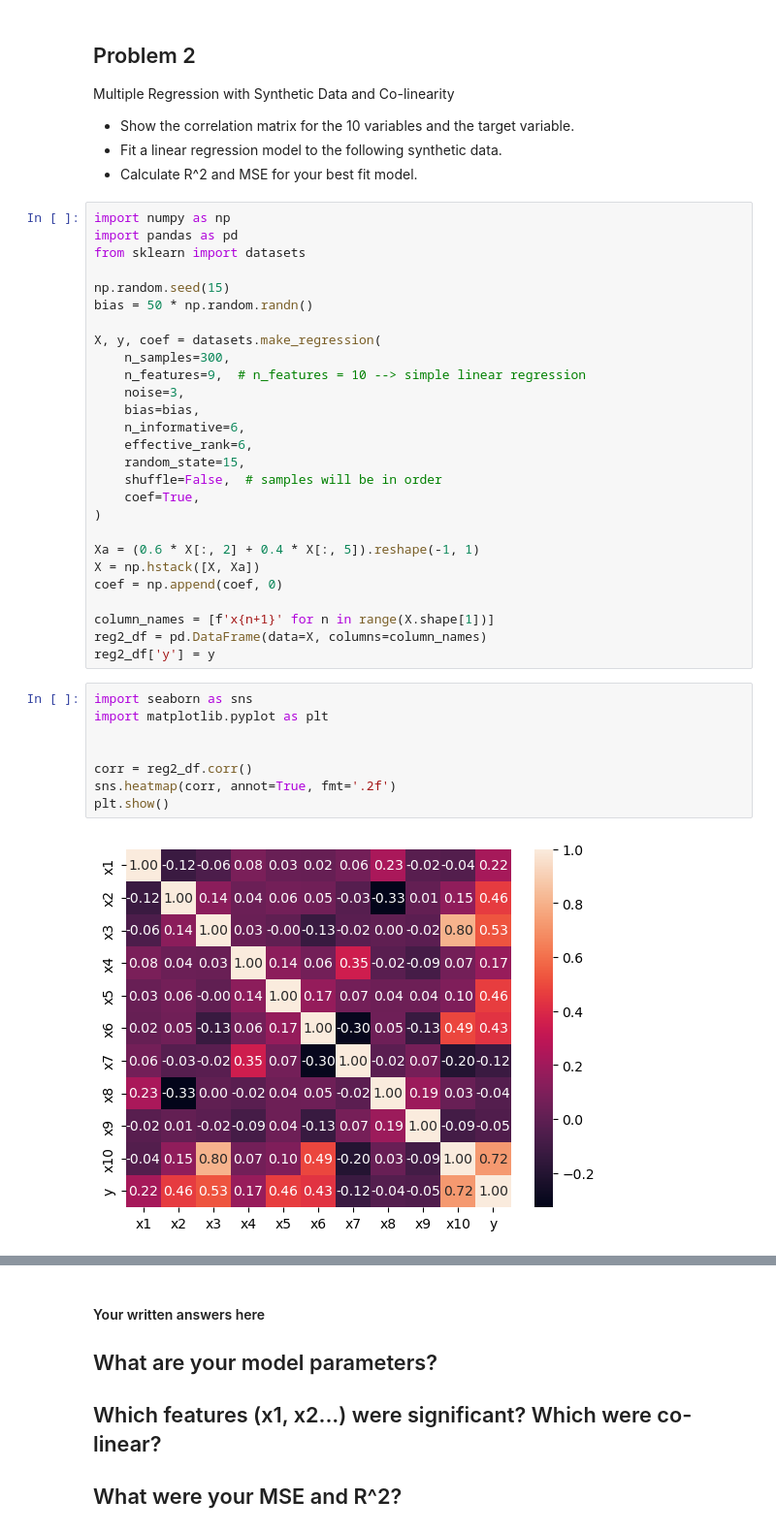
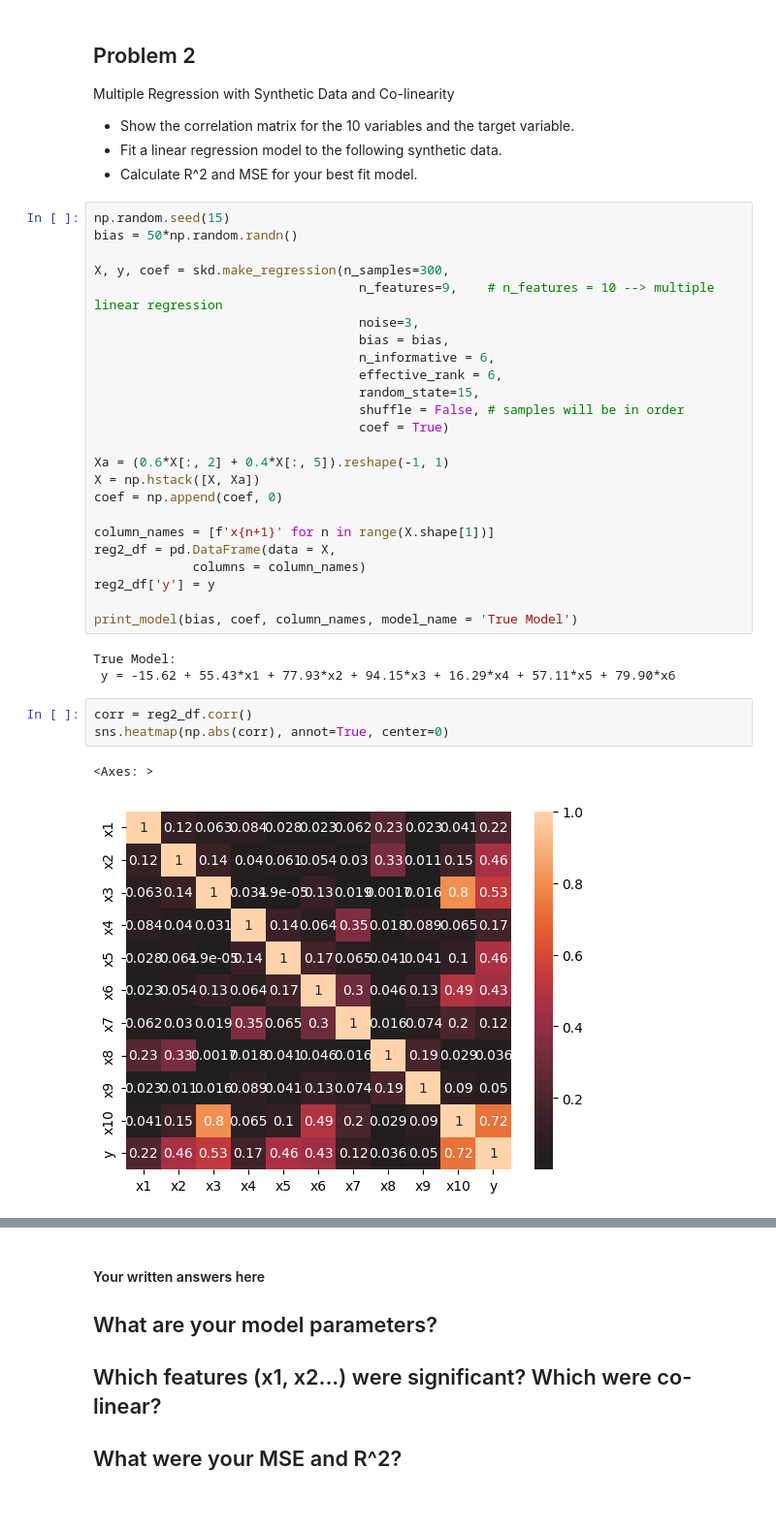
Before and after one commit to GettysburgDataScience/ps1-linear-regression-cacadelena, a Jupyter notebook: PS1.ipynb, the cells around one changed output, grey strips where cells are left out. Shown: that part at 97% size. Drawn from its saved outputs; the diff is of its cells as text; blank space fills up the shorter version.

```diff
--- a/PS1.ipynb
+++ b/PS1.ipynb
@@ -80,40 +103,36 @@ Multiple Regression with Synthetic Data and Co-linearity
  - Fit a linear regression model to the following synthetic data.
  - Calculate R^2 and MSE for your best fit model.
 # %%
-import numpy as np
-import pandas as pd
-from sklearn import datasets
+np.random.seed(15)
+bias = 50*np.random.randn()
 
-np.random.seed(15)
-bias = 50 * np.random.randn()
+X, y, coef = skd.make_regression(n_samples=300,
+                                   n_features=9,    # n_features = 10 --> multiple linear regression
+                                   noise=3,
+                                   bias = bias,
+                                   n_informative = 6,
+                                   effective_rank = 6,
+                                   random_state=15,
+                                   shuffle = False, # samples will be in order
+                                   coef = True)
 
-X, y, coef = datasets.make_regression(
-    n_samples=300,
-    n_features=9,  # n_features = 10 --> simple linear regression
-    noise=3,
-    bias=bias,
-    n_informative=6,
-    effective_rank=6,
-    random_state=15,
-    shuffle=False,  # samples will be in order
-    coef=True,
-)
-
-Xa = (0.6 * X[:, 2] + 0.4 * X[:, 5]).reshape(-1, 1)
+Xa = (0.6*X[:, 2] + 0.4*X[:, 5]).reshape(-1, 1)
 X = np.hstack([X, Xa])
 coef = np.append(coef, 0)
 
 column_names = [f'x{n+1}' for n in range(X.shape[1])]
-reg2_df = pd.DataFrame(data=X, columns=column_names)
+reg2_df = pd.DataFrame(data = X,
+             columns = column_names)
 reg2_df['y'] = y
+
+print_model(bias, coef, column_names, model_name = 'True Model')
+# %% [output]
+True Model:
+ y = -15.62 + 55.43*x1 + 77.93*x2 + 94.15*x3 + 16.29*x4 + 57.11*x5 + 79.90*x6
-# %%
-import seaborn as sns
-import matplotlib.pyplot as plt
-
-
-corr = reg2_df.corr()
-sns.heatmap(corr, annot=True, fmt='.2f')
-plt.show()
-# %% [output]
-[figure, removed]
+# %%
+corr = reg2_df.corr()
+sns.heatmap(np.abs(corr), annot=True, center=0)
+# %% [output]
+<Axes: >
+[figure, added]
 # %%
```
Also changed, not shown: parts of 12 cells of this notebook.
